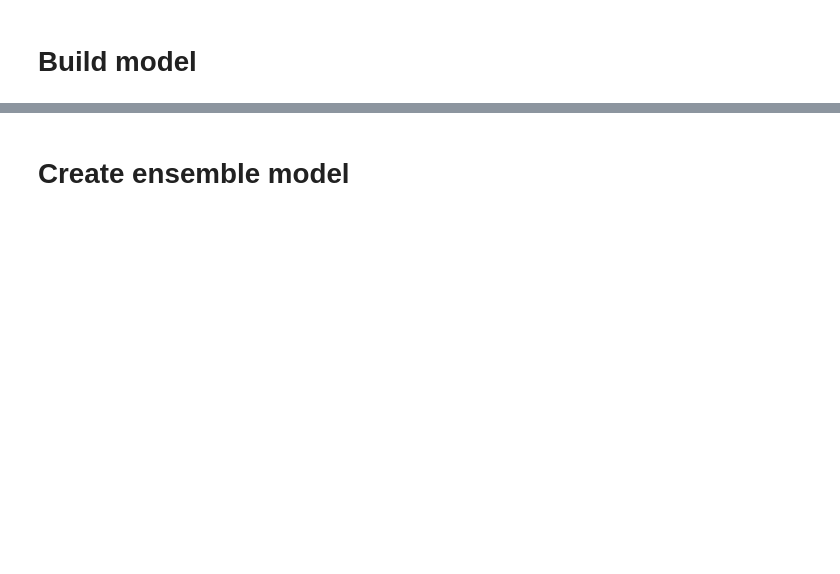
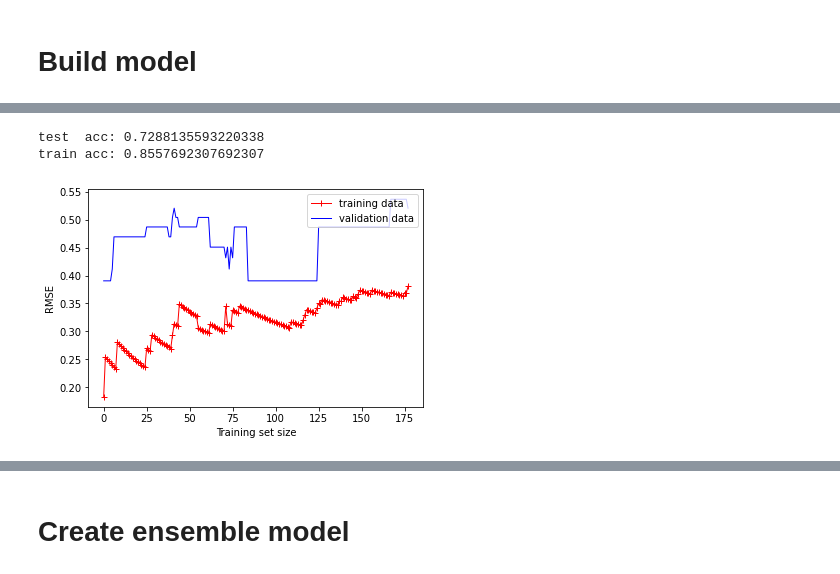
Before and after one commit to jro050/DataScience3, a Jupyter notebook: Supervised_ML/Supervised_ML_final_assignment.ipynb, the cells around one changed output, grey strips where cells are left out. Drawn from its saved outputs; the diff is of its cells as text; code cells hidden in the pictures; blank space fills up the shorter version.

```diff
--- a/Supervised_ML/Supervised_ML_final_assignment.ipynb
+++ b/Supervised_ML/Supervised_ML_final_assignment.ipynb
@@ -256,0 +330,4 @@ Matrix column entries (attributes):
+# %%
+from imblearn.over_sampling import SMOTE
+sm = SMOTE(random_state=42)
+X_train, y_train = sm.fit_resample(X_train, y_train)
@@ -256,0 +344,3 @@ Matrix column entries (attributes):
+# %%
+# Decision Tree
+dtr = model.dtr_model()
@@ -256,0 +359,6 @@ Matrix column entries (attributes):
+# %%
+plotter.plot_learning_curves(dtr, X_train, y_train, X_test, y_test)
+# %% [output]
+test  acc: 0.7288135593220338
+train acc: 0.8557692307692307
+[figure, added]
```
Also changed, not shown: parts of 74 cells of this notebook.
